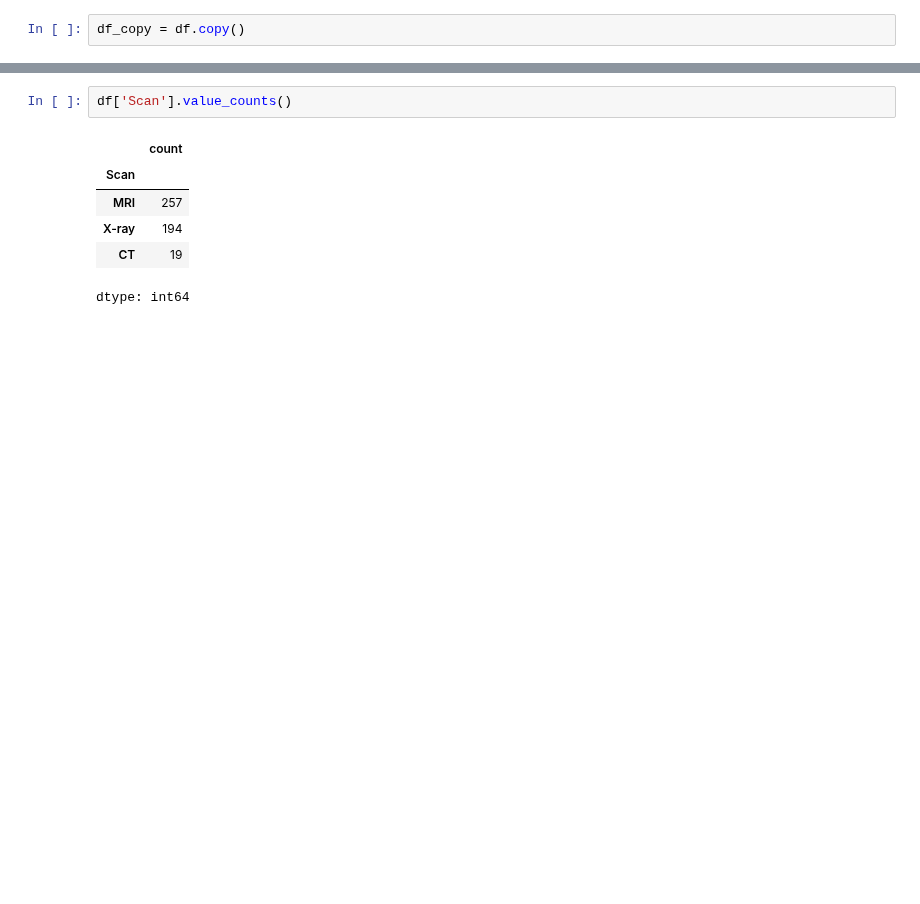
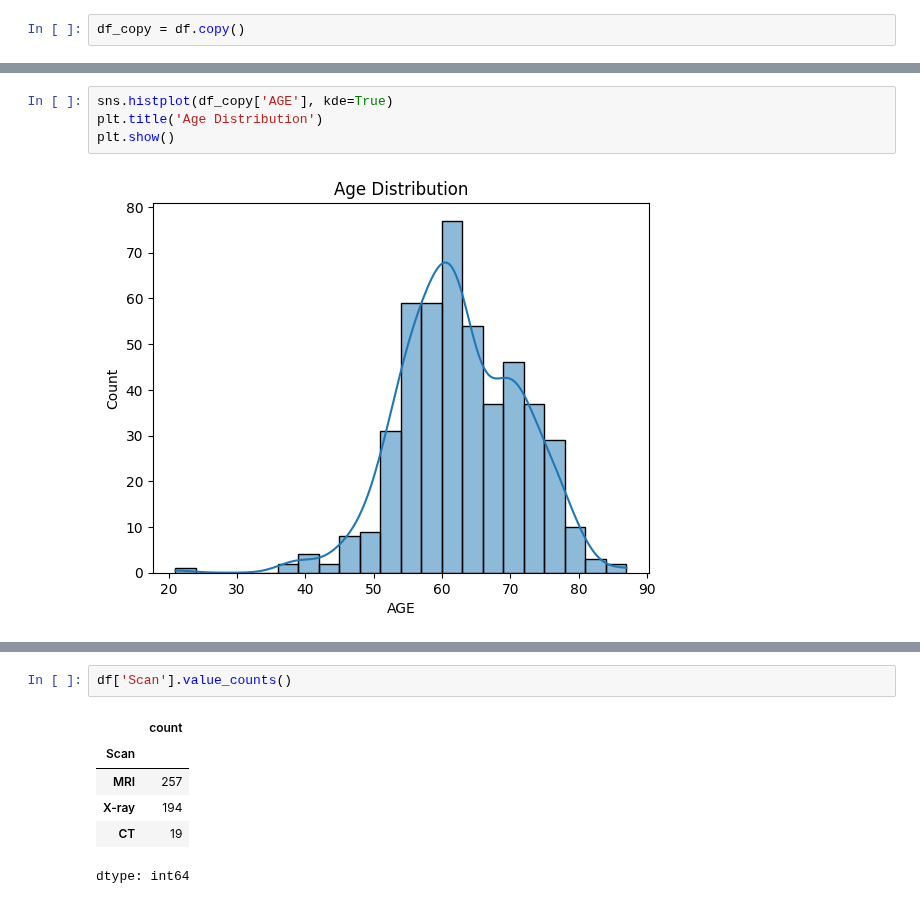
Before and after one commit to B1nturi/CSE475LAB, a Jupyter notebook: Lab_Task_1_Logistic_Regression.ipynb, the cells around one changed output, grey strips where cells are left out. Saved outputs shown, nothing was run; the diff lists cells and outputs as text; blank space fills up the shorter version.

```diff
--- a/Lab_Task_1_Logistic_Regression.ipynb
+++ b/Lab_Task_1_Logistic_Regression.ipynb
@@ -85,0 +82,6 @@ df_copy = df.copy()
+# %%
+sns.histplot(df_copy['AGE'], kde=True)
+plt.title('Age Distribution')
+plt.show()
+# %% [output]
+[figure, added]
```
Also changed, not shown: parts of 41 cells of this notebook.
